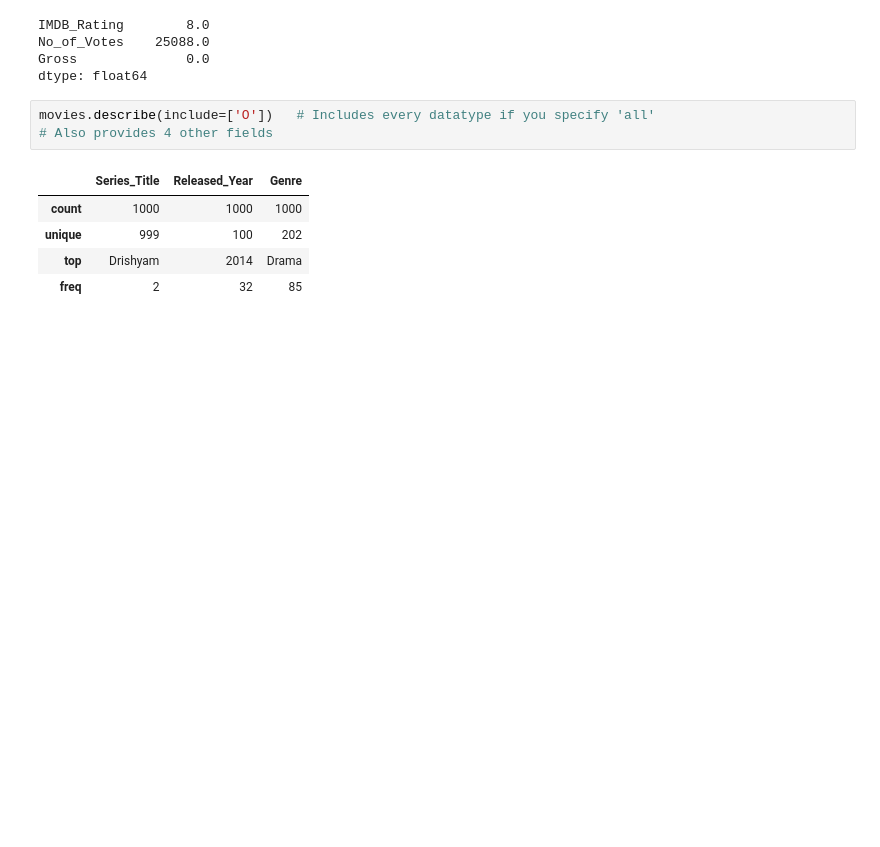
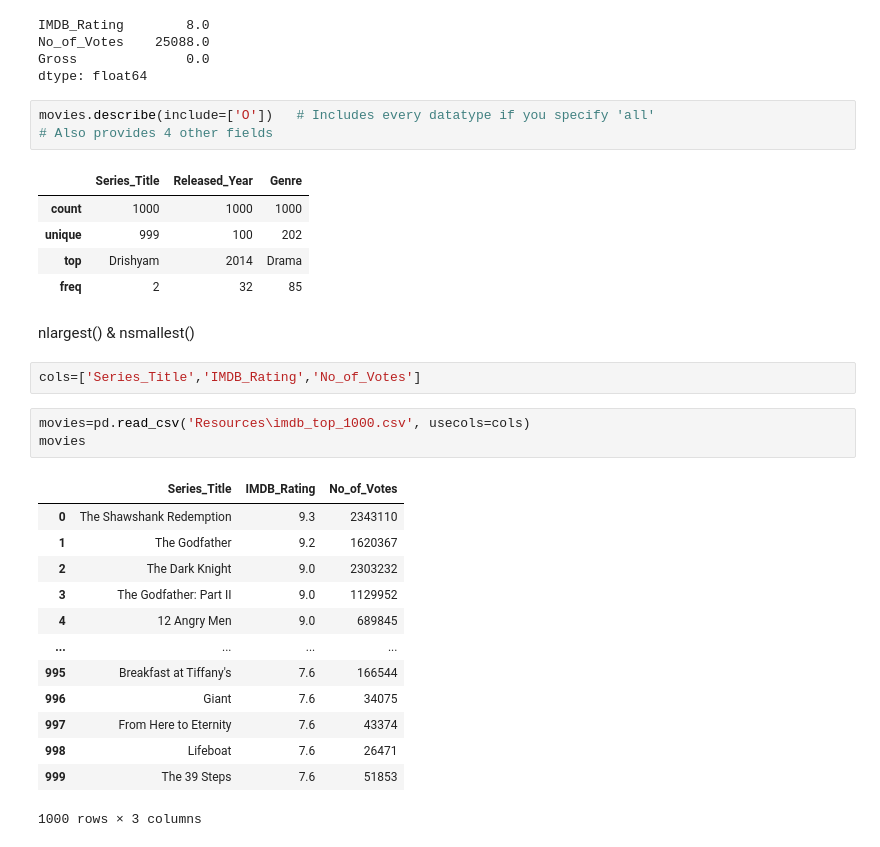
Before and after one commit to SunilDas12/Pandas-Numpy, a Jupyter notebook: 4_1_dataframe.ipynb, the cells around one changed output. Drawn from its saved outputs; the diff is of its cells as text; blank space fills up the shorter version.

```diff
--- a/4_1_dataframe.ipynb
+++ b/4_1_dataframe.ipynb
@@ -287,3 +287,24 @@ movies.describe(include=['O'])   # Includes every datatype if you specify 'all'
 | unique | 999 | 100 | 202 |
 | top | Drishyam | 2014 | Drama |
 | freq | 2 | 32 | 85 |
+# %% [markdown]
+nlargest() & nsmallest()
+# %%
+cols=['Series_Title','IMDB_Rating','No_of_Votes']
+# %%
+movies=pd.read_csv('Resources\imdb_top_1000.csv', usecols=cols)
+movies
+# %% [output]
+|  | Series_Title | IMDB_Rating | No_of_Votes |
+| 0 | The Shawshank Redemption | 9.3 | 2343110 |
+| 1 | The Godfather | 9.2 | 1620367 |
+| 2 | The Dark Knight | 9.0 | 2303232 |
+| 3 | The Godfather: Part II | 9.0 | 1129952 |
+| 4 | 12 Angry Men | 9.0 | 689845 |
+| ... | ... | ... | ... |
+| 995 | Breakfast at Tiffany's | 7.6 | 166544 |
+| 996 | Giant | 7.6 | 34075 |
+| 997 | From Here to Eternity | 7.6 | 43374 |
+| 998 | Lifeboat | 7.6 | 26471 |
+| 999 | The 39 Steps | 7.6 | 51853 |
+1000 rows × 3 columns
```
Also changed, not shown: parts of 7 cells of this notebook.
